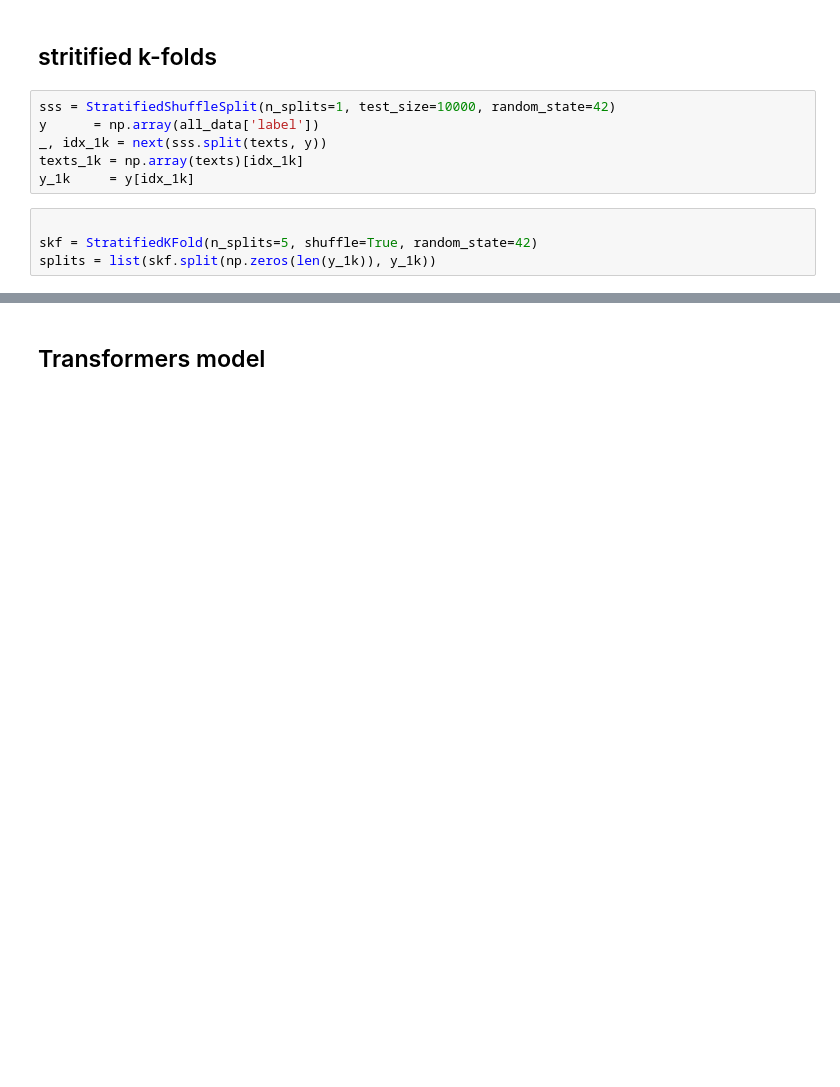
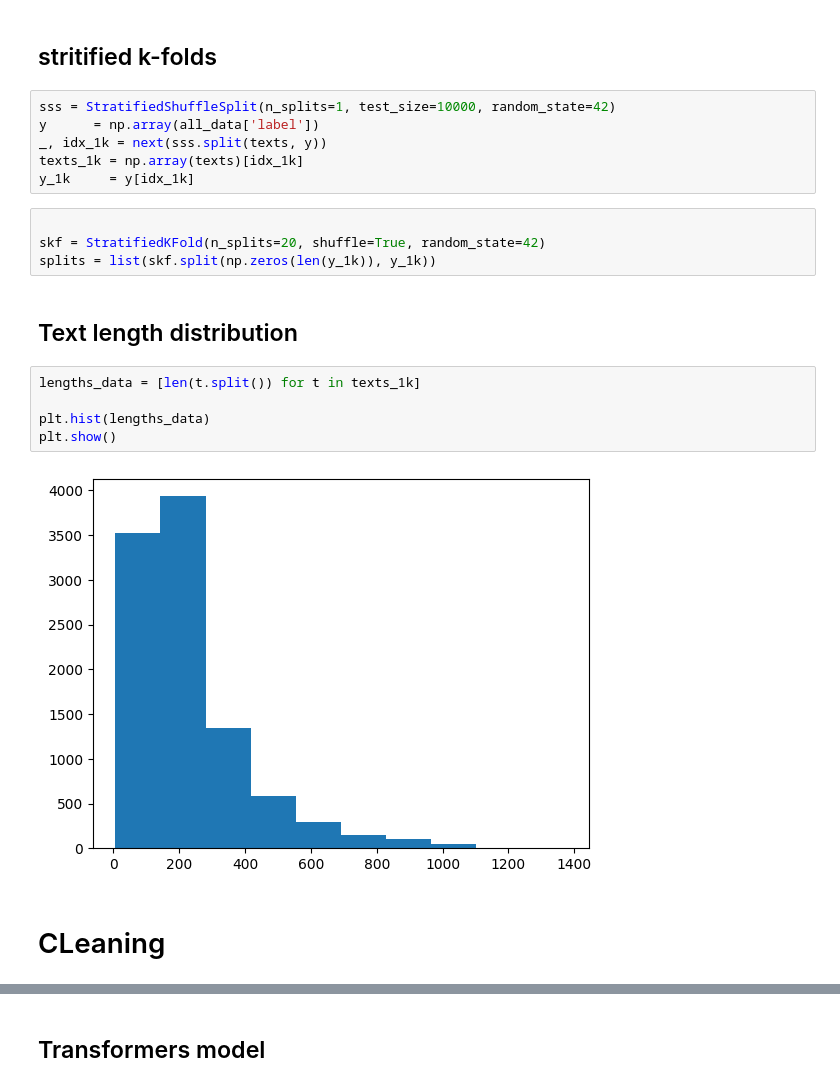
Before and after one commit to WarrenLata/ContextualEmbedding, a Jupyter notebook: ABtest.ipynb, the cells around one changed output, grey strips where cells are left out. Cells and saved outputs as stored; diff of their text form; blank space fills up the shorter version.

```diff
--- a/ABtest.ipynb
+++ b/ABtest.ipynb
@@ -33,5 +35,16 @@ texts_1k = np.array(texts)[idx_1k]
 y_1k     = y[idx_1k]
 # %%
 
-skf = StratifiedKFold(n_splits=5, shuffle=True, random_state=42)
+skf = StratifiedKFold(n_splits=20, shuffle=True, random_state=42)
 splits = list(skf.split(np.zeros(len(y_1k)), y_1k))
+# %% [markdown]
+## Text length distribution
+# %%
+lengths_data = [len(t.split()) for t in texts_1k]
+
+plt.hist(lengths_data)
+plt.show()
+# %% [output]
+[figure, added]
+# %% [markdown]
+# CLeaning
```
Also changed, not shown: parts of 26 cells of this notebook.
